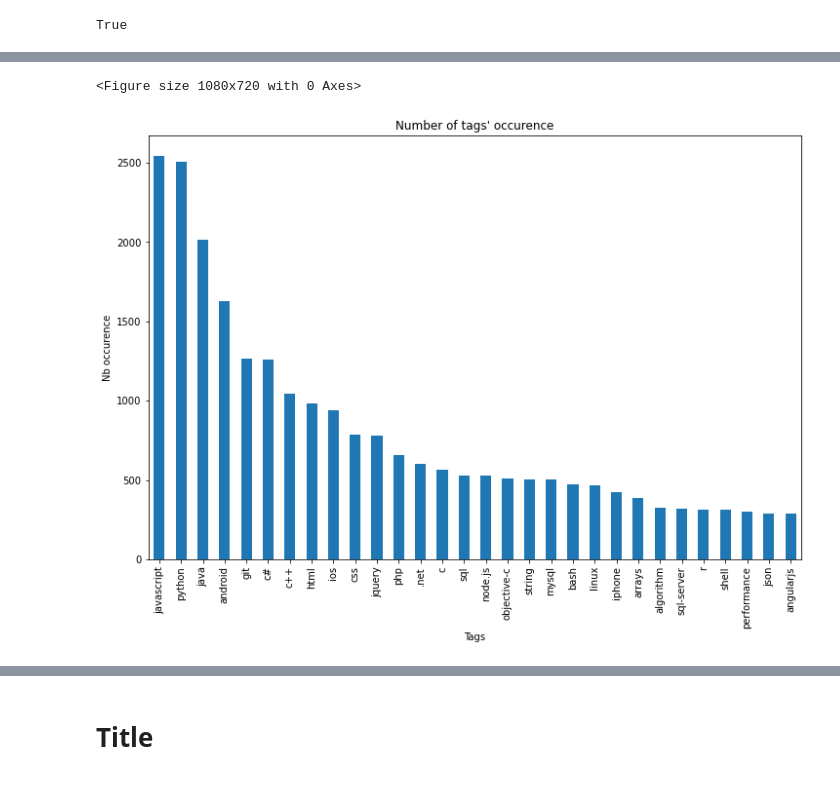
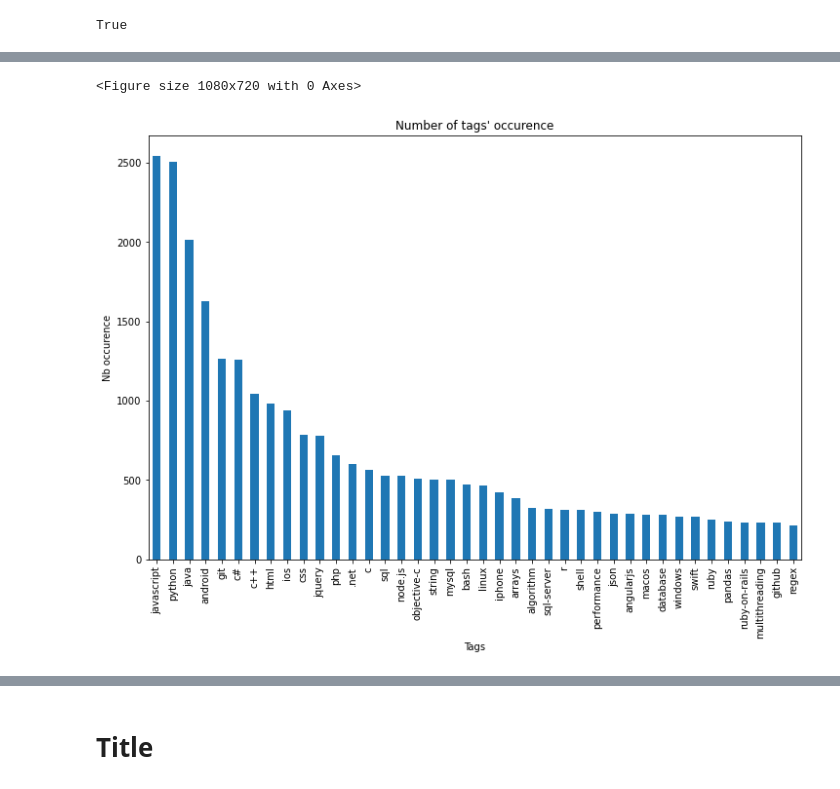
Before and after one commit to caro266/P5_Teurio_Carole, a Jupyter notebook: P5_01_notebookexploration/P5_notebookexploratoire.ipynb, the cells around one changed output, grey strips where cells are left out. Saved outputs shown, nothing was run; the diff lists cells and outputs as text; code cells hidden in the pictures.

```diff
--- a/P5_01_notebookexploration/P5_notebookexploratoire.ipynb
+++ b/P5_01_notebookexploration/P5_notebookexploratoire.ipynb
@@ -18,7 +23,8 @@ nltk.download('stopwords')
 True
 # %%
 dataStack = pd.read_csv("../QueryResults.csv")
-dataStack["CreationDate"] = pd.to_datetime(dataStack["CreationDate"],format='%Y-%m-%d %H:%M:%S')
+dataStack["CreationDate"] = pd.to_datetime(dataStack["CreationDate"])
+dataStack["CreationYear"] = dataStack["CreationDate"].dt.year
 dataStack.info()
 # %% [output]
 <class 'pandas.core.frame.DataFrame'>
@@ -119,21 +153,3 @@ plt.show()
-# %%
-#function Tags list
-def getListTag(listToWork,sep,years="All"):
-    tagList=[]
-    tempData = dataStack[dataStack['Tags'].notnull()].copy()
-
-    if years != "All":
-        tempData = tempData[tempData['CreationDate'].dt.year==years]
-    for tags in tempData[listToWork]:
-        for mot in tags.split(sep):
-            tagList.append(mot)
-    tagList = pd.DataFrame(tagList).value_counts()
-    tagList = pd.DataFrame(tagList)
-
-    tagList.rename(columns={0: 'Nbr'},inplace=True)
-    tagList = tagList.reset_index()
-    return tagList
 # %%
 listTags = getListTag('MainTags',',')
-print(listTags)
-listTags = listTags.iloc[:30]
+#listTags
@@ -155,14 +156,17 @@ listTags = listTags.iloc[:30]
+# %%
+#On garde les 40 plus utilisés
+listTags=listTags.iloc[:40]
+#listTags
 # %%
-# Plot results of tags
 fig = plt.figure(figsize=(15, 10))
 
 listTags.plot(figsize=(12,8), kind="bar",
           title="Number of tags' occurence",
           ylabel="Nb occurence",
           xlabel="Tags",
           legend=False)
-plt.xticks(np.arange(len(listTags)),listTags[0])
+plt.xticks(np.arange(len(listTags)),listTags.index)
 plt.show()
 # %% [output]
 <Figure size 1080x720 with 0 Axes>
-[figure, old version]
+[figure, new version]
```
Also changed, not shown: parts of 52 cells of this notebook, 1 other file.
